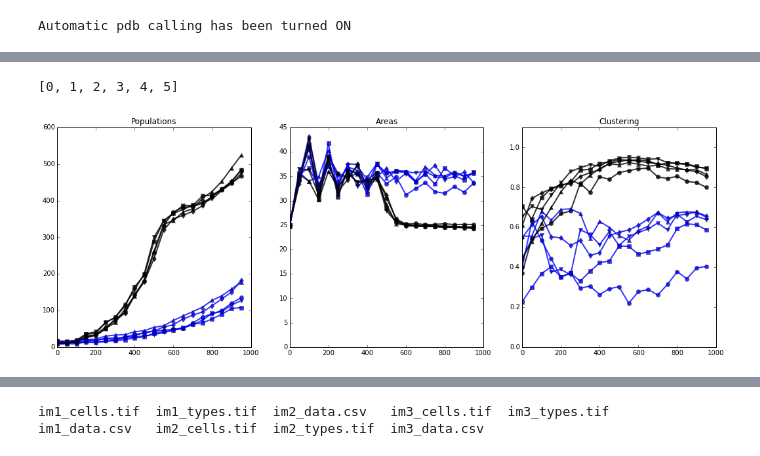
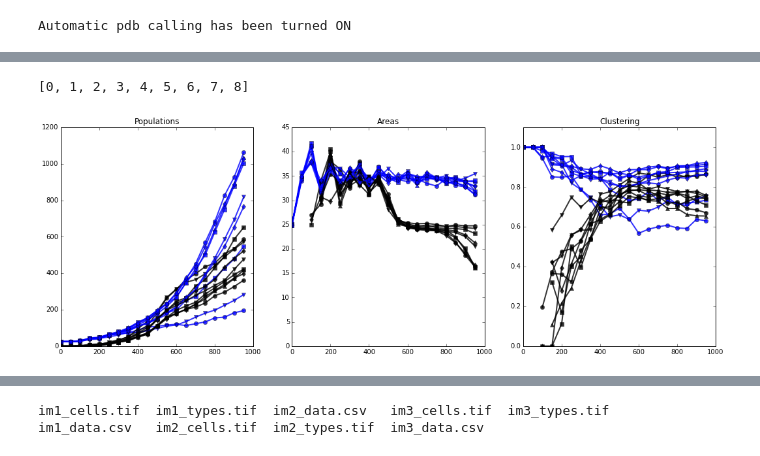
Before and after one commit to glyg/CancerStemCells_GGH, a Jupyter notebook: Notebooks/CompuCell3D simulations Importer.ipynb, the cells around one changed output, grey strips where cells are left out. Cells and saved outputs as stored; diff of their text form; code cells hidden in the pictures.

```diff
--- a/Notebooks/CompuCell3D simulations Importer.ipynb
+++ b/Notebooks/CompuCell3D simulations Importer.ipynb
@@ -54,6 +64,8 @@ Automatic pdb calling has been turned ON
 # %%
 # TODO: do a widget for that
-DATA_ROOT = '/home/guillaume/Projets/NeuroBlasts/CC3D_sims/Sim2_ParameterScan/'
+DATA_ROOT = '/home/guillaume/Projets/NeuroBlasts/CC3D_sims/Sim2_ParameterScan_'
+
+sim_name = DATA_ROOT.split('/')[-2]
 
 folder_num = 1
 
@@ -274,7 +289,3 @@ def get_pix_entropy():
 for tumor in tumors.values():
     tumor.data_fields['PixelEntropy'] = np.array([rank.entropy(cell_type.astype(np.uint8), disk(2))
                                                   for cell_type in tumor.data_fields['CellType']])
-# %%
-fig, ax = plt.subplots()
-
-ax.imshow(tumor.data_fields['CellId'][-1])
@@ -348,28 +359,28 @@ def cell_averages(tumor):
 # %%
 tumors.keys()
 # %% [output]
-[0, 1, 2, 3, 4, 5]
+[0, 1, 2, 3, 4, 5, 6, 7, 8]
 # %%
 fig, axes = plt.subplots(1, 3)
 fig.set_size_inches(18, 6)
 
 
-for tumor, style in zip(tumors.values(), ['o-', 's-', 'v-', 'd-', '^-']):
+for tumor, style in zip(tumors.values(), ['o-', 's-', 'v-', 'd-', '^-', 'o-', 's-', 'v-', 'd-', '^-']):
     cell_averages(tumor)
 
     axes[0].plot(tumor.n_csc.index, tumor.n_csc, 'b'+style, lw=2, alpha=0.8)
     axes[0].plot(tumor.n_npc.index, tumor.n_npc, 'k'+style, lw=2, alpha=0.8)
     axes[0].set_title('Populations')
 
     axes[1].plot(tumor.area_csc.index, tumor.area_csc, 'b'+style, lw=2, alpha=0.8)
     axes[1].plot(tumor.area_npc.index, tumor.area_npc, 'k'+style, lw=2, alpha=0.8)
     axes[1].set_title('Areas')
     axes[1].set_ylim(0, 45)
 
 
     axes[2].plot(tumor.pis_csc.index, tumor.pis_csc, 'b'+style, lw=2, alpha=0.8)
     axes[2].plot(tumor.pis_npc.index, tumor.pis_npc, 'k'+style, lw=2, alpha=0.8)
     axes[2].set_title('Clustering')
     axes[2].set_ylim(0, 1.1)
 # %% [output]
-[figure, old version]
+[figure, new version]
```
Also changed, not shown: parts of 13 cells of this notebook, 1 other file.
